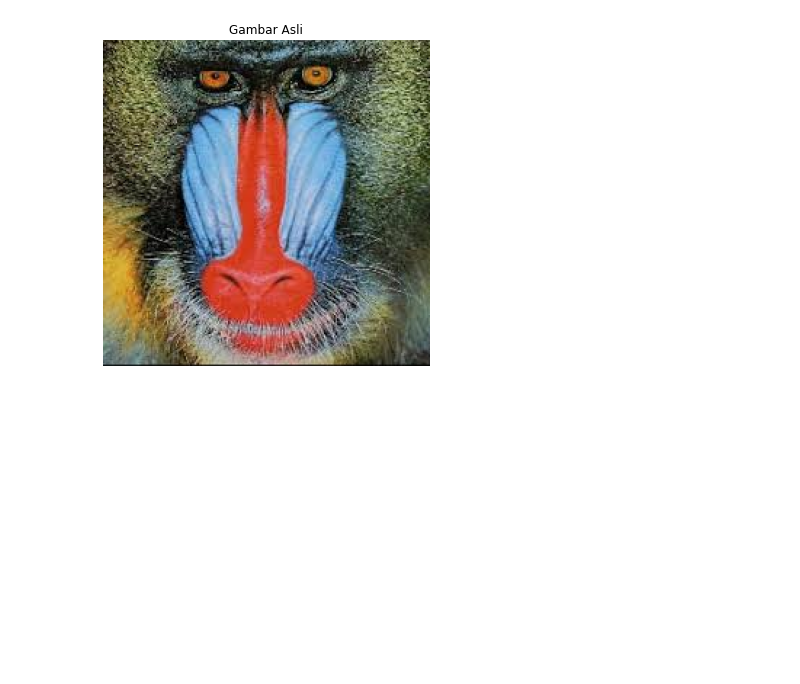
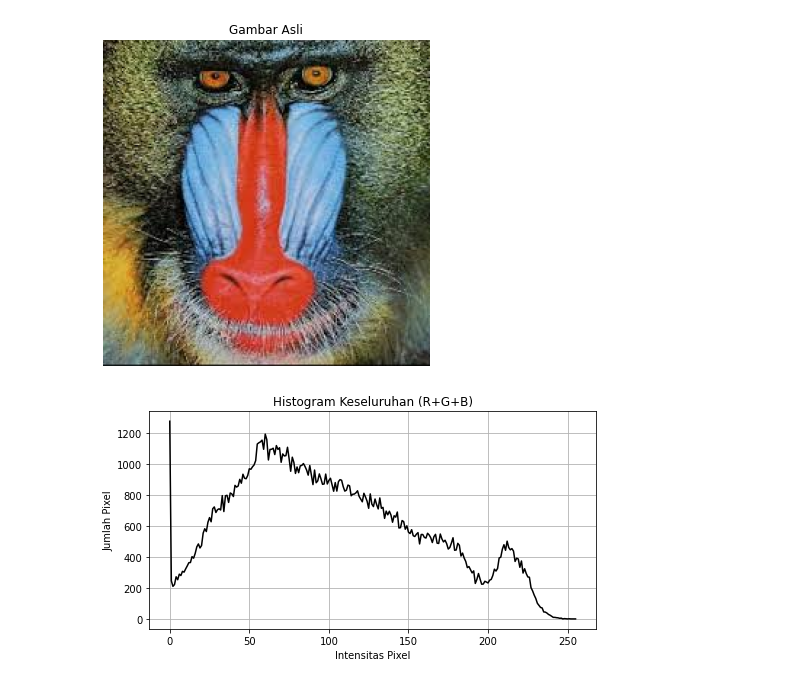
Before and after one commit to anggit-wirasto/lectures, a Jupyter notebook: Computer Vision/06 Pattern Recognition/notebooks/histogram.ipynb, the cells around one changed output. Drawn from its saved outputs; the diff is of its cells as text; code cells hidden in the pictures; blank space fills up the shorter version.

```diff
--- a/Computer Vision/06 Pattern Recognition/notebooks/histogram.ipynb
+++ b/Computer Vision/06 Pattern Recognition/notebooks/histogram.ipynb
@@ -15,3 +15,17 @@ plt.title('Gambar Asli')
 plt.show()
 # %% [output]
 [figure]
+# %%
+hist_total = cv2.calcHist([gambar], [0], None, [256], [0, 256]) + \
+             cv2.calcHist([gambar], [1], None, [256], [0, 256]) + \
+             cv2.calcHist([gambar], [2], None, [256], [0, 256])
+# %%
+plt.figure(figsize=(8,4))
+plt.plot(hist_total, color='black')
+plt.title('Histogram Keseluruhan (R+G+B)')
+plt.xlabel('Intensitas Pixel')
+plt.ylabel('Jumlah Pixel')
+plt.grid()
+plt.show()
+# %% [output]
+[figure, added]
```
Also changed, not shown: parts of 6 cells of this notebook.
